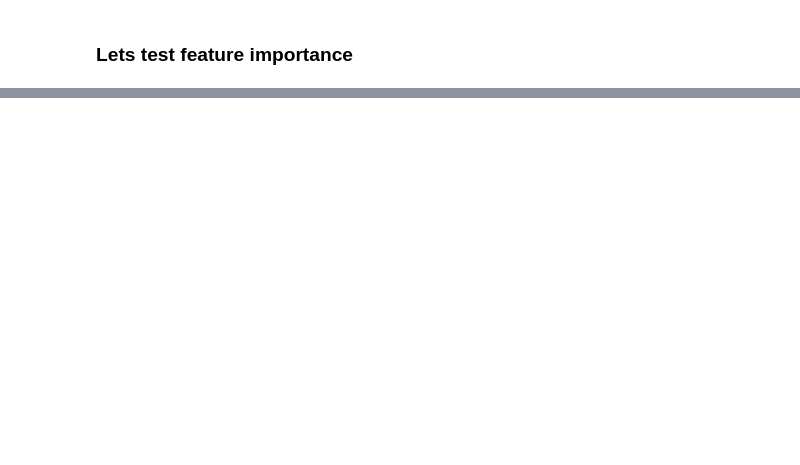
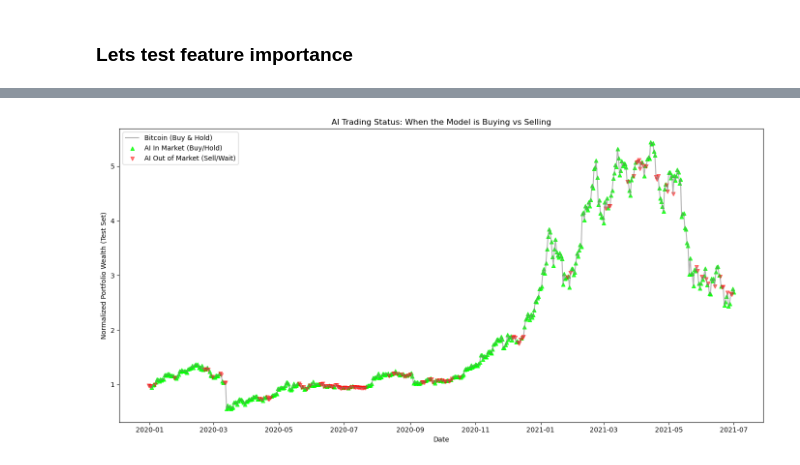
Before and after one commit to LouSens/BTC-trend-prediction, a Jupyter notebook: notebooks/ML_Pipeline.ipynb, the cells around one changed output, grey strips where cells are left out. Cells and saved outputs as stored; diff of their text form; code cells hidden in the pictures; blank space fills up the shorter version.

Commit message:
Flaws in model backtesting and feature engineering

```diff
--- a/notebooks/ML_Pipeline.ipynb
+++ b/notebooks/ML_Pipeline.ipynb
@@ -277,0 +278,26 @@ backtest_df[['Strategy_Wealth', 'Market_Wealth']].plot()
+# %%
+import matplotlib.pyplot as plt
+
+# Bring in dates for plotting
+backtest_df['Date'] = df.loc[X_test.index, 'Date'].values
+
+plt.figure(figsize=(14, 7))
+# Plot the baseline 'price' shape (Market Wealth)
+plt.plot(backtest_df['Date'], backtest_df['Market_Wealth'], label='Bitcoin (Buy & Hold)', color='gray', alpha=0.6)
+
+# Overlay Buy/Hold signals
+buy_signals = backtest_df[backtest_df['Signal'] == 1]
+plt.scatter(buy_signals['Date'], buy_signals['Market_Wealth'], color='lime', label='AI In Market (Buy/Hold)', marker='^', alpha=0.8, s=30)
+
+# Overlay Sell/Out signals
+sell_signals = backtest_df[backtest_df['Signal'] == 0]
+plt.scatter(sell_signals['Date'], sell_signals['Market_Wealth'], color='red', label='AI Out of Market (Sell/Wait)', marker='v', alpha=0.5, s=30)
+
+plt.title('AI Trading Status: When the Model is Buying vs Selling')
+plt.xlabel('Date')
+plt.ylabel('Normalized Portfolio Wealth (Test Set)')
+plt.legend()
+plt.tight_layout()
+plt.show()
+# %% [output]
+[figure, added]
```
Also changed, not shown: parts of 7 cells of this notebook.
